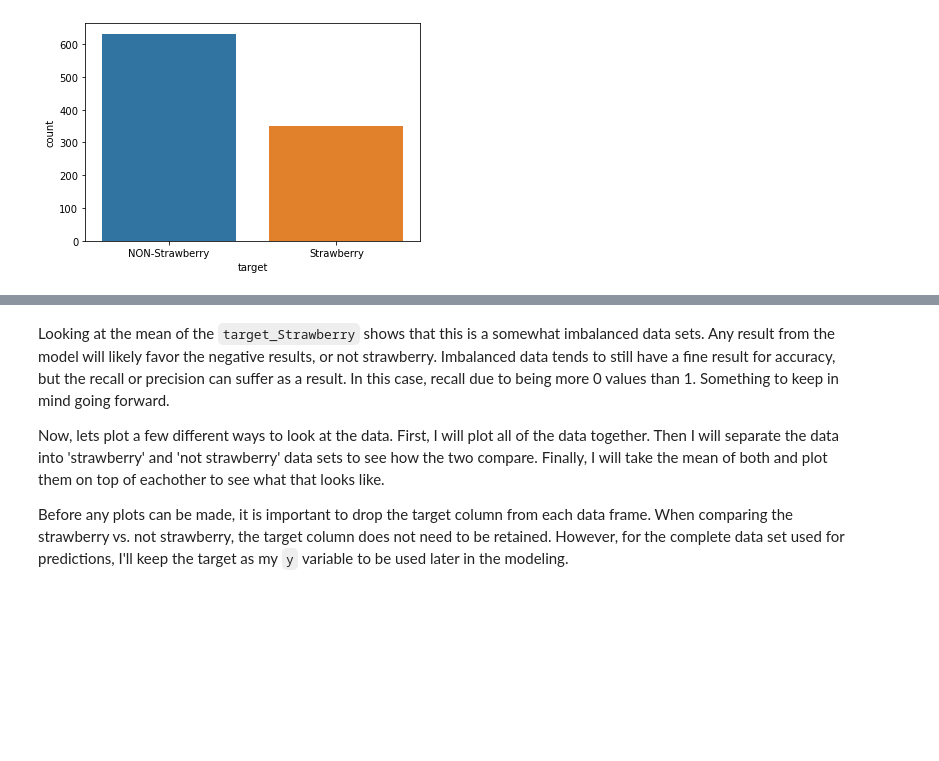
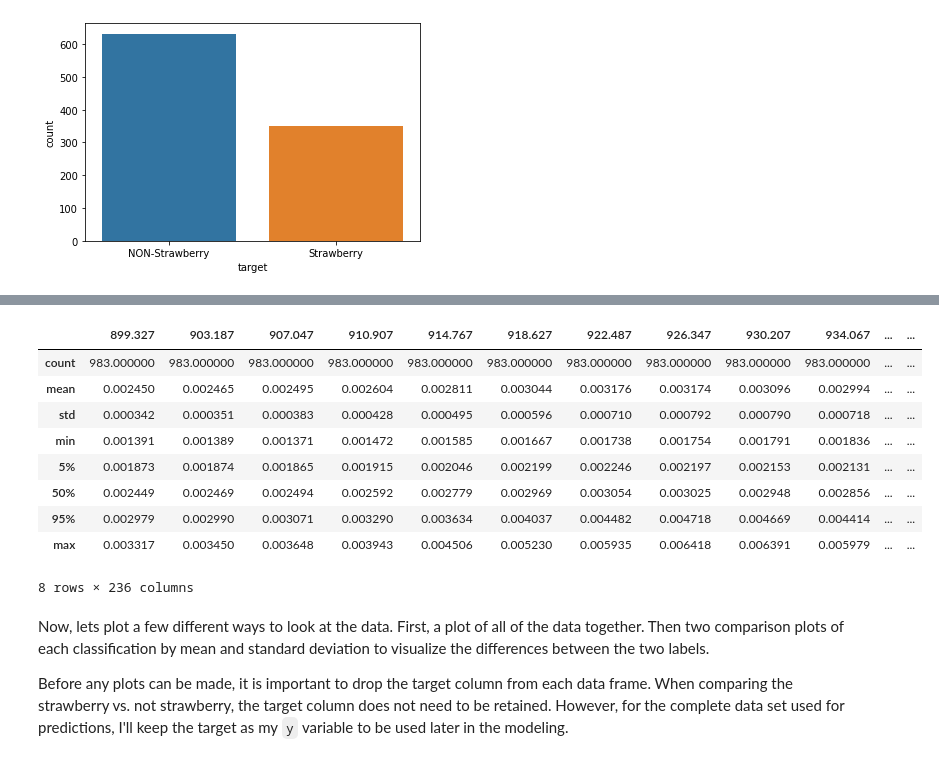
Before and after one commit to ricecrispies8/Mid-ir-strawberry, a Jupyter notebook: mid-ir-strawberry-classification.ipynb, the cells around one changed output, grey strips where cells are left out. Saved outputs shown, nothing was run; the diff lists cells and outputs as text; code cells hidden in the pictures; blank space fills up the shorter version.

```diff
--- a/mid-ir-strawberry-classification.ipynb
+++ b/mid-ir-strawberry-classification.ipynb
@@ -78,7 +65,18 @@ df.describe()
+# %%
+df.describe(percentiles=[0.05, 0.95])
+# %% [output]
+|  | 899.327 | 903.187 | 907.047 | 910.907 | 914.767 | 918.627 | 922.487 | 926.347 | 930.207 | 934.067 | ... | ... |
+| count | 983.000000 | 983.000000 | 983.000000 | 983.000000 | 983.000000 | 983.000000 | 983.000000 | 983.000000 | 983.000000 | 983.000000 | ... | ... |
+| mean | 0.002450 | 0.002465 | 0.002495 | 0.002604 | 0.002811 | 0.003044 | 0.003176 | 0.003174 | 0.003096 | 0.002994 | ... | ... |
+| std | 0.000342 | 0.000351 | 0.000383 | 0.000428 | 0.000495 | 0.000596 | 0.000710 | 0.000792 | 0.000790 | 0.000718 | ... | ... |
+| min | 0.001391 | 0.001389 | 0.001371 | 0.001472 | 0.001585 | 0.001667 | 0.001738 | 0.001754 | 0.001791 | 0.001836 | ... | ... |
+| 5% | 0.001873 | 0.001874 | 0.001865 | 0.001915 | 0.002046 | 0.002199 | 0.002246 | 0.002197 | 0.002153 | 0.002131 | ... | ... |
+| 50% | 0.002449 | 0.002469 | 0.002494 | 0.002592 | 0.002779 | 0.002969 | 0.003054 | 0.003025 | 0.002948 | 0.002856 | ... | ... |
+| 95% | 0.002979 | 0.002990 | 0.003071 | 0.003290 | 0.003634 | 0.004037 | 0.004482 | 0.004718 | 0.004669 | 0.004414 | ... | ... |
+| max | 0.003317 | 0.003450 | 0.003648 | 0.003943 | 0.004506 | 0.005230 | 0.005935 | 0.006418 | 0.006391 | 0.005979 | ... | ... |
+8 rows × 236 columns
 # %% [markdown]
-Looking at the mean of the `target_Strawberry` shows that this is a somewhat imbalanced data sets. Any result from the model will likely favor the negative results, or not strawberry. Imbalanced data tends to still have a fine result for accuracy, but the recall or precision can suffer as a result. In this case, recall due to being more 0 values than 1. Something to keep in mind going forward.
-
-Now, lets plot a few different ways to look at the data. First, I will plot all of the data together. Then I will separate the data into 'strawberry' and 'not strawberry' data sets to see how the two compare. Finally, I will take the mean of both and plot them on top of eachother to see what that looks like.
+Now, lets plot a few different ways to look at the data. First, a plot of all of the data together. Then two comparison plots of each classification by mean and standard deviation to visualize the differences between the two labels.
 
 Before any plots can be made, it is important to drop the target column from each data frame. When comparing the strawberry vs. not strawberry, the target column does not need to be retained. However, for the complete data set used for predictions, I'll keep the target as my `y` variable to be used later in the modeling.
 # %%
```
Also changed, not shown: parts of 25 cells of this notebook.
